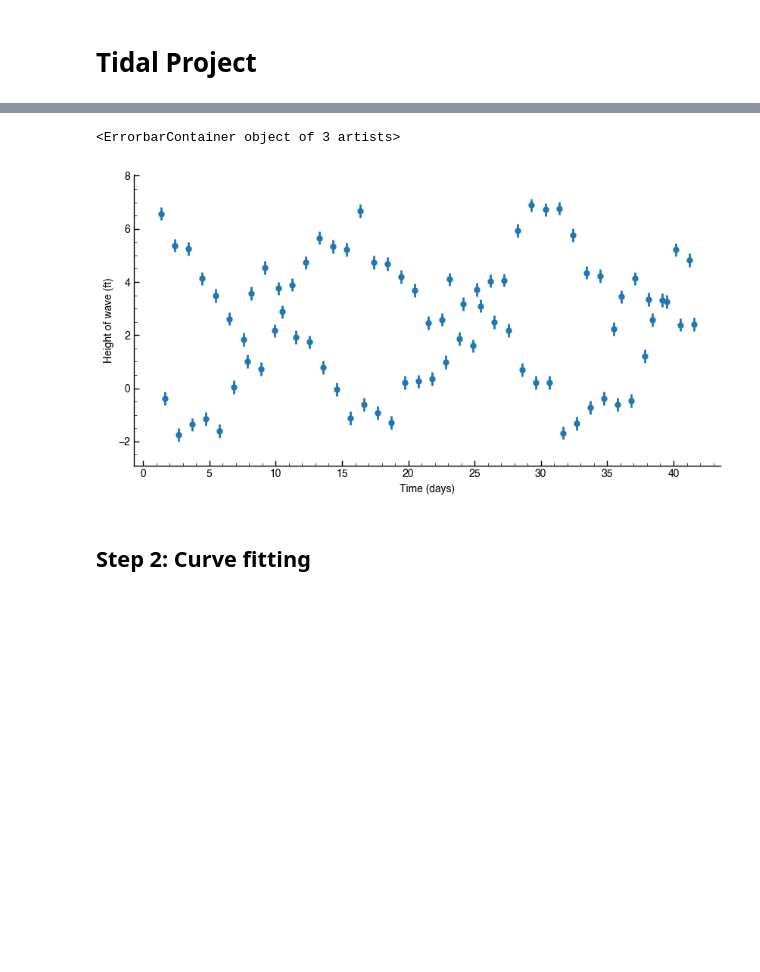
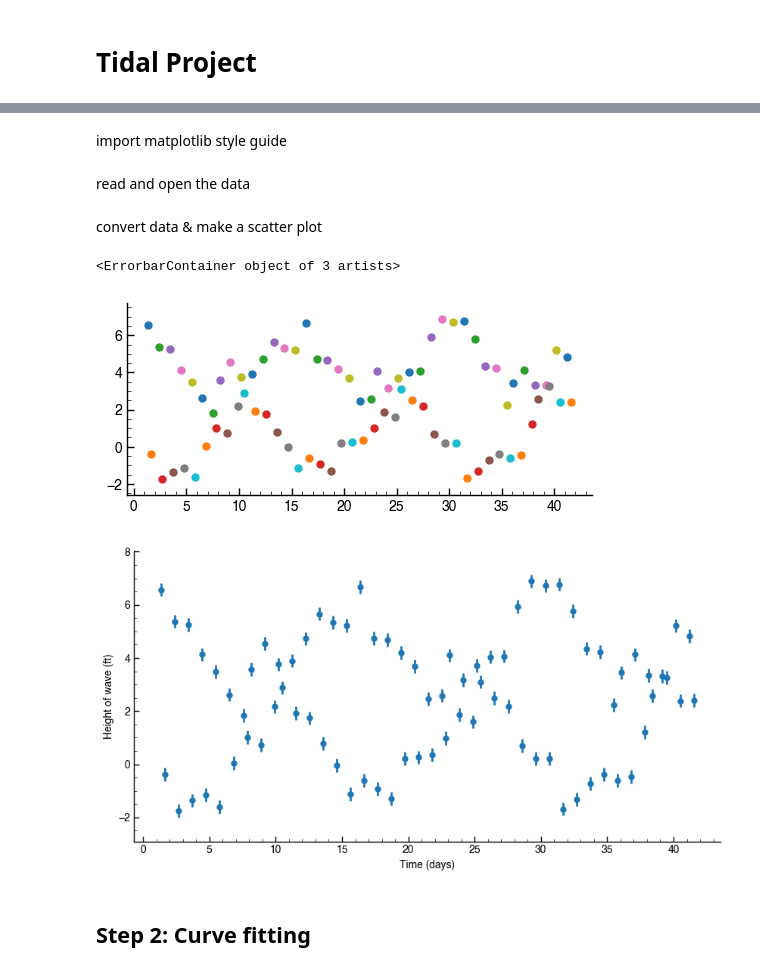
Before and after one commit to kingkap4/ASTR-19-Project, a Jupyter notebook: Project.ipynb, the cells around one changed output, grey strips where cells are left out. Cells and saved outputs as stored; diff of their text form; code cells hidden in the pictures; blank space fills up the shorter version.

```diff
--- a/Project.ipynb
+++ b/Project.ipynb
@@ -42,38 +11,53 @@ ASTR19_S22_group_project_data.txt
+# %% [markdown]
+import matplotlib style guide
+# %%
+plt.style.use("Downloads/astr19_matplotlib_defaults.txt")
+# %% [markdown]
+read and open the data
+# %%
+#define the filename
+fname = 'Downloads/ASTR19_S22_group_project_data.txt'
+
+#open the file with numpy loadtxt
+test_data = np.loadtxt(fname, dtype={'names': ('day', 'time', 'height'),'formats': ('i4', 'S5', 'f4')})
+# %% [markdown]
+convert data & make a scatter plot
 # %%
-#open the file with numpy loadtxt
-test_data = np.loadtxt(fname, dtype={'names': ('day', 'time', 'height'),'formats': ('i4', 'S5', 'f4')})
+#create empty lists for x and y variables
+result_x = []
+result_y = []
 
 #format time to be in days then put the x and y values into two separate arrays
-result_x = []
-result_y = []
 for item in test_data:
     day = item [0]
     time = item [1].decode()
     height = item [2]
     Day = (day)
     TimeParts = time.split(":")
     daysfromhour = int(TimeParts[0])/24
     daysfromminutes = int(TimeParts[1])/60/24
     timeindays = day + daysfromhour + daysfromminutes
     x = timeindays
     y = height
     result_x.append(x)
     result_y.append(y)
-    #plt.scatter(x,y)
+    plt.scatter(x,y)
 
+#converting result lists into arrays
 result_x = np.asarray(result_x)
 result_y = np.asarray(result_y)
 
-#format and create a errorbar plot of the data
-plt.style.use("astr19_matplotlib_defaults.txt")
+
+#create a figure and plot the points
 fig = plt.figure(figsize=(10,5))
 ax = plt.subplot
 plt.xlabel('Time (days)')
 plt.ylabel('Height of wave (ft)')
 plt.errorbar(result_x, result_y, yerr= 0.25, fmt='o', label='data')
 # %% [output]
 <ErrorbarContainer object of 3 artists>
-[figure, old version]
+[figure, new version]
+[figure, added]
 # %% [markdown]
 ## Step 2: Curve fitting
 # %%
```
Also changed, not shown: parts of 18 cells of this notebook.
